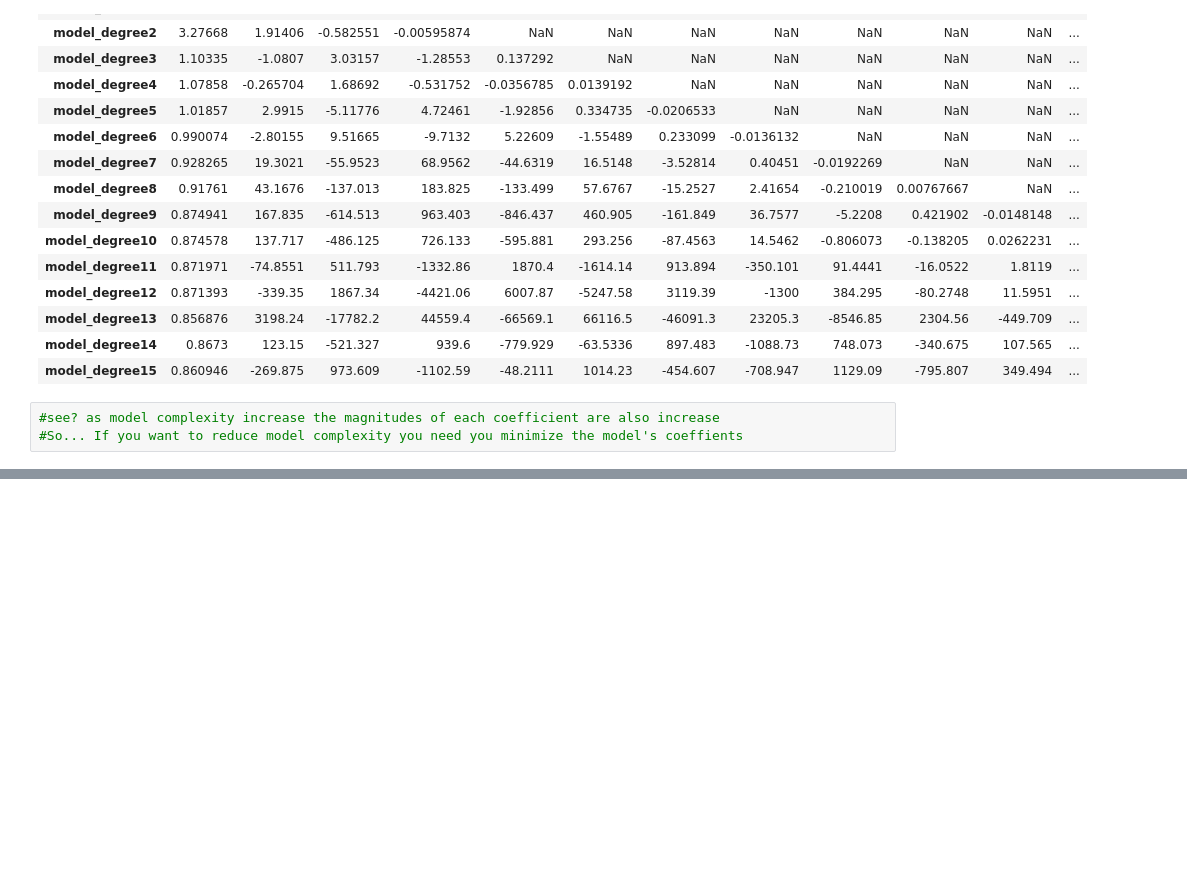
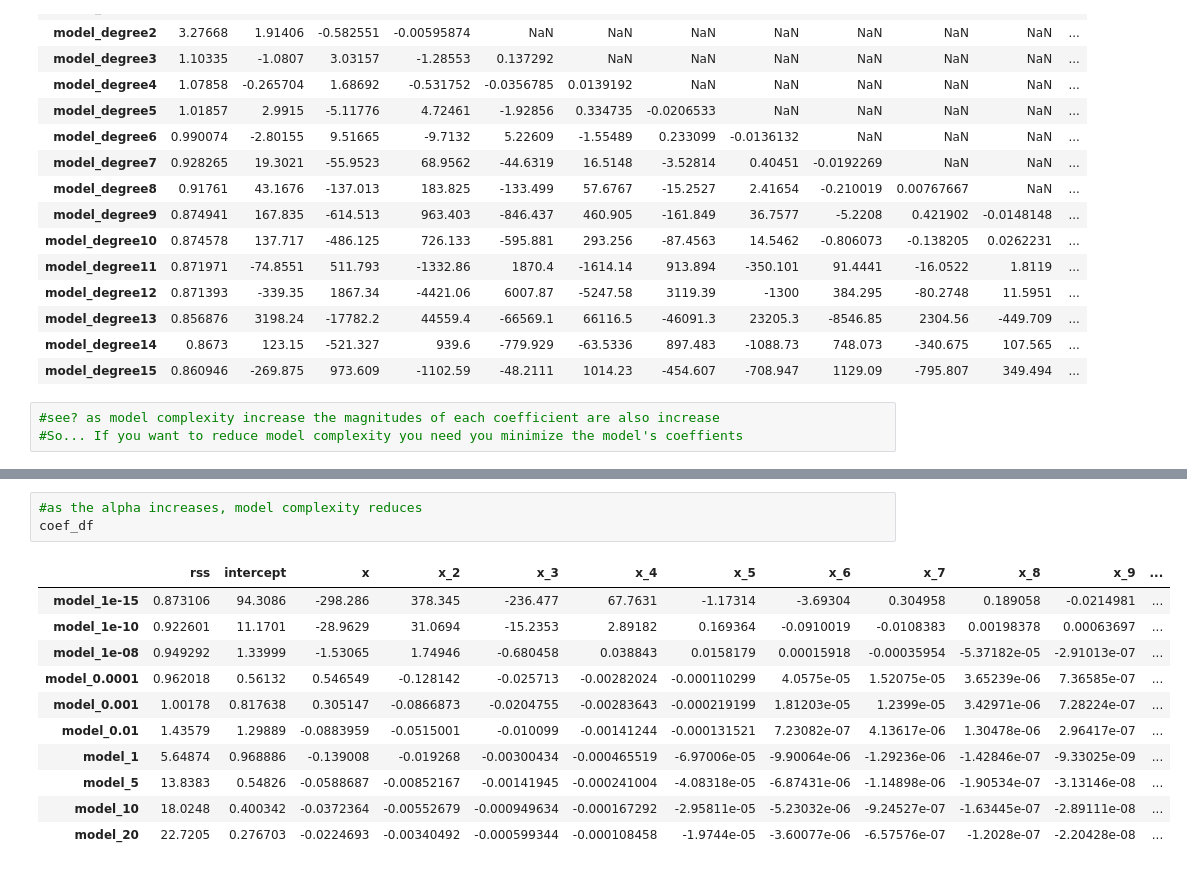
Before and after one commit to joei1994/ML-Projects, a Jupyter notebook: tutorial/ridge_lasso.ipynb, the cells around one changed output, grey strips where cells are left out. Drawn from its saved outputs; the diff is of its cells as text; blank space fills up the shorter version.

```diff
--- a/tutorial/ridge_lasso.ipynb
+++ b/tutorial/ridge_lasso.ipynb
@@ -95,0 +143,15 @@ df
+# %%
+#as the alpha increases, model complexity reduces
+coef_df
+# %% [output]
+|  | rss | intercept | x | x_2 | x_3 | x_4 | x_5 | x_6 | x_7 | x_8 | x_9 | ... |
+| model_1e-15 | 0.873106 | 94.3086 | -298.286 | 378.345 | -236.477 | 67.7631 | -1.17314 | -3.69304 | 0.304958 | 0.189058 | -0.0214981 | ... |
+| model_1e-10 | 0.922601 | 11.1701 | -28.9629 | 31.0694 | -15.2353 | 2.89182 | 0.169364 | -0.0910019 | -0.0108383 | 0.00198378 | 0.00063697 | ... |
+| model_1e-08 | 0.949292 | 1.33999 | -1.53065 | 1.74946 | -0.680458 | 0.038843 | 0.0158179 | 0.00015918 | -0.00035954 | -5.37182e-05 | -2.91013e-07 | ... |
+| model_0.0001 | 0.962018 | 0.56132 | 0.546549 | -0.128142 | -0.025713 | -0.00282024 | -0.000110299 | 4.0575e-05 | 1.52075e-05 | 3.65239e-06 | 7.36585e-07 | ... |
+| model_0.001 | 1.00178 | 0.817638 | 0.305147 | -0.0866873 | -0.0204755 | -0.00283643 | -0.000219199 | 1.81203e-05 | 1.2399e-05 | 3.42971e-06 | 7.28224e-07 | ... |
+| model_0.01 | 1.43579 | 1.29889 | -0.0883959 | -0.0515001 | -0.010099 | -0.00141244 | -0.000131521 | 7.23082e-07 | 4.13617e-06 | 1.30478e-06 | 2.96417e-07 | ... |
+| model_1 | 5.64874 | 0.968886 | -0.139008 | -0.019268 | -0.00300434 | -0.000465519 | -6.97006e-05 | -9.90064e-06 | -1.29236e-06 | -1.42846e-07 | -9.33025e-09 | ... |
+| model_5 | 13.8383 | 0.54826 | -0.0588687 | -0.00852167 | -0.00141945 | -0.000241004 | -4.08318e-05 | -6.87431e-06 | -1.14898e-06 | -1.90534e-07 | -3.13146e-08 | ... |
+| model_10 | 18.0248 | 0.400342 | -0.0372364 | -0.00552679 | -0.000949634 | -0.000167292 | -2.95811e-05 | -5.23032e-06 | -9.24527e-07 | -1.63445e-07 | -2.89111e-08 | ... |
+| model_20 | 22.7205 | 0.276703 | -0.0224693 | -0.00340492 | -0.000599344 | -0.000108458 | -1.9744e-05 | -3.60077e-06 | -6.57576e-07 | -1.2028e-07 | -2.20428e-08 | ... |
```
Also changed, not shown: parts of 10 cells of this notebook.
